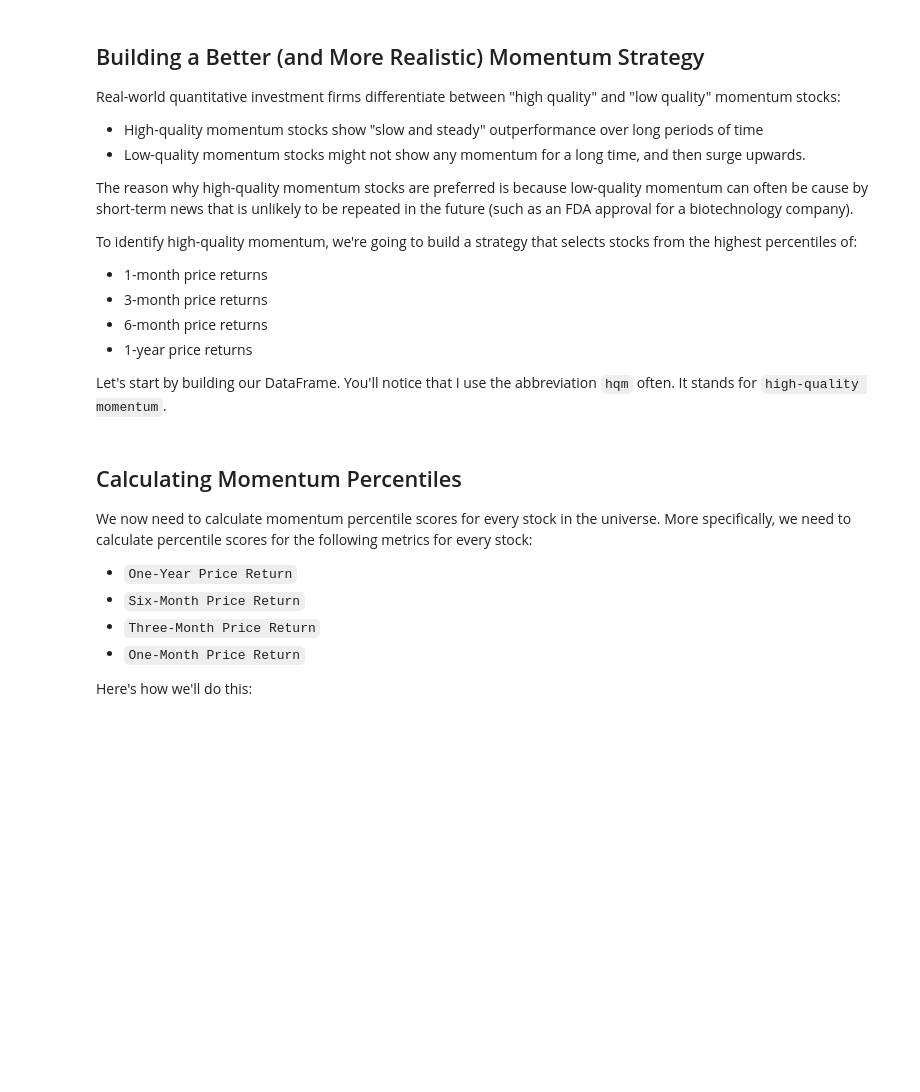
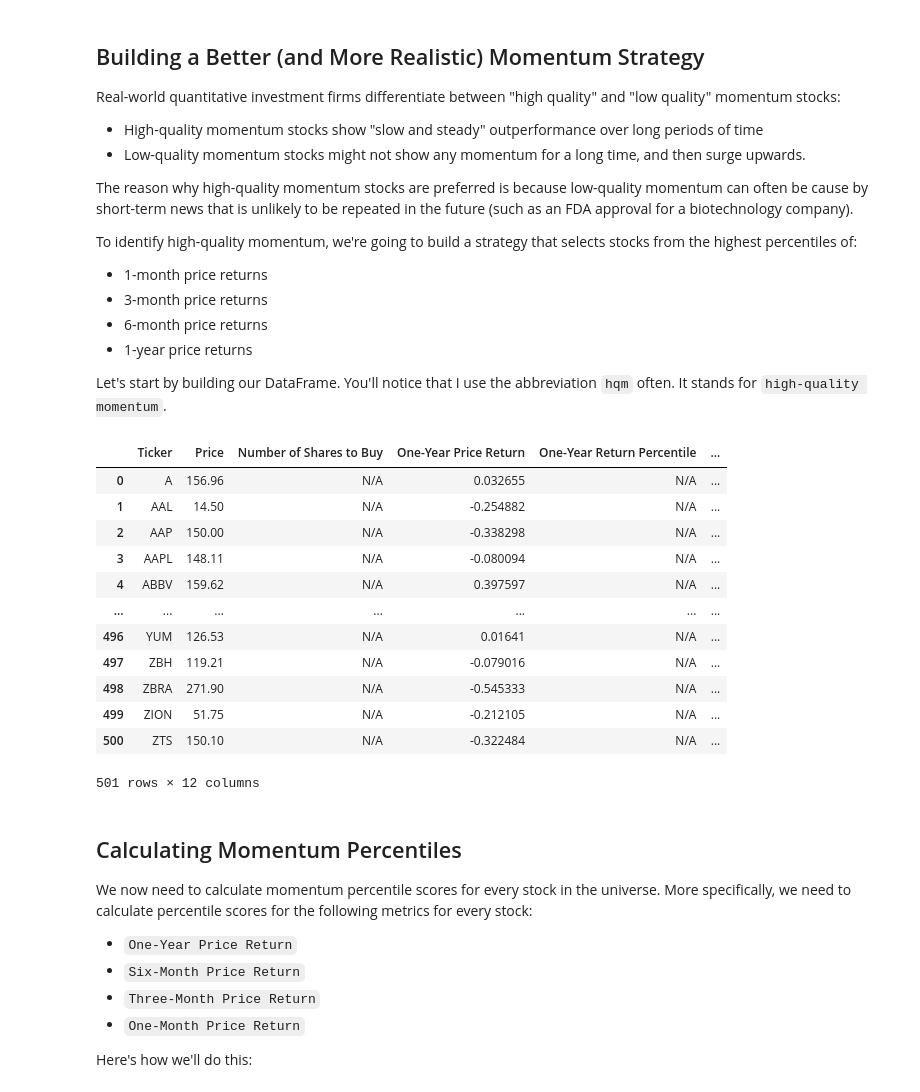
Before and after one commit to kenyattaclark/algorithmic-trading-python, a Jupyter notebook: finished_files/002_quantitative_momentum_strategy.ipynb, the cells around one changed output. Saved outputs shown, nothing was run; the diff lists cells and outputs as text; code cells hidden in the pictures; blank space fills up the shorter version.

```diff
--- a/finished_files/002_quantitative_momentum_strategy.ipynb
+++ b/finished_files/002_quantitative_momentum_strategy.ipynb
@@ -68,17 +88,17 @@ final_dataframe = pd.DataFrame(columns = my_columns)
 
 for symbol_string in symbol_strings:
 #     print(symbol_strings)
-    batch_api_call_url = f'https:// cloud.iexapis.com/stable/stock/market/batch/?types=stats,quote&symbols={symbol_string}&token={IEX_CLOUD_API_TOKEN}'
+    batch_api_call_url = f'https://cloud.iexapis.com/stable/stock/market/batch/?types=stats,quote&symbols={symbol_string}&token={IEX_CLOUD_API_TOKEN}'
     data = requests.get(batch_api_call_url).json()
     for symbol in symbol_string.split(','):
-        final_dataframe = final_dataframe.append(
-                                        pd.Series([symbol,
-                                                   data[symbol]['quote']['latestPrice'],
-                                                   data[symbol]['stats']['year1ChangePercent'],
-                                                   'N/A'
-                                                   ],
-                                                  index = my_columns),
-                                        ignore_index = True)
-
+        if symbol in data:
+            final_dataframe = final_dataframe.append(
+                                            pd.Series([symbol,
+                                                       data[symbol]['quote']['latestPrice'],
+                                                       data[symbol]['stats']['year1ChangePercent'],
+                                                       'N/A'
+                                                       ],
+                                                      index = my_columns),
+                                            ignore_index = True)
 
 final_dataframe
@@ -138,44 +211,59 @@ Let's start by building our DataFrame. You'll notice that I use the abbreviation
 # %%
 hqm_columns = [
                 'Ticker',
                 'Price',
                 'Number of Shares to Buy',
                 'One-Year Price Return',
                 'One-Year Return Percentile',
                 'Six-Month Price Return',
                 'Six-Month Return Percentile',
                 'Three-Month Price Return',
                 'Three-Month Return Percentile',
                 'One-Month Price Return',
                 'One-Month Return Percentile',
                 'HQM Score'
                 ]
 
 hqm_dataframe = pd.DataFrame(columns = hqm_columns)
 
 for symbol_string in symbol_strings:
-#     print(symbol_strings)
-    batch_api_call_url = f'https://sandbox.iexapis.com/stable/stock/market/batch/?types=stats,quote&symbols={symbol_string}&token={IEX_CLOUD_API_TOKEN}'
+#     print(symbol_string)
+    batch_api_call_url = f'https://cloud.iexapis.com/stable/stock/market/batch/?types=stats,quote&symbols={symbol_string}&token={IEX_CLOUD_API_TOKEN}'
     data = requests.get(batch_api_call_url).json()
     for symbol in symbol_string.split(','):
-        hqm_dataframe = hqm_dataframe.append(
-                                        pd.Series([symbol,
-                                                   data[symbol]['quote']['latestPrice'],
-                                                   'N/A',
-                                                   data[symbol]['stats']['year1ChangePercent'],
-                                                   'N/A',
-                                                   data[symbol]['stats']['month6ChangePercent'],
-                                                   'N/A',
-                                                   data[symbol]['stats']['month3ChangePercent'],
-                                                   'N/A',
-                                                   data[symbol]['stats']['month1ChangePercent'],
-                                                   'N/A',
-                                                   'N/A'
-                                                   ],
-                                                  index = hqm_columns),
-                                        ignore_index = True)
+        if symbol in data:
+            hqm_dataframe = hqm_dataframe.append(
+                                            pd.Series([symbol,
+                                                       data[symbol]['quote']['latestPrice'],
+                                                       'N/A',
+                                                       data[symbol]['stats']['year1ChangePercent'],
+                                                       'N/A',
+                                                       data[symbol]['stats']['month6ChangePercent'],
+                                                       'N/A',
+                                                       data[symbol]['stats']['month3ChangePercent'],
+                                                       'N/A',
+                                                       data[symbol]['stats']['month1ChangePercent'],
+                                                       'N/A',
+                                                       'N/A'
+                                                       ],
+                                                      index = hqm_columns),
+                                            ignore_index = True)
 
-hqm_dataframe.columns
+hqm_dataframe
+# %% [output]
+|  | Ticker | Price | Number of Shares to Buy | One-Year Price Return | One-Year Return Percentile | ... |
+| 0 | A | 156.96 | N/A | 0.032655 | N/A | ... |
+| 1 | AAL | 14.50 | N/A | -0.254882 | N/A | ... |
+| 2 | AAP | 150.00 | N/A | -0.338298 | N/A | ... |
+| 3 | AAPL | 148.11 | N/A | -0.080094 | N/A | ... |
+| 4 | ABBV | 159.62 | N/A | 0.397597 | N/A | ... |
+| ... | ... | ... | ... | ... | ... | ... |
+| 496 | YUM | 126.53 | N/A | 0.01641 | N/A | ... |
+| 497 | ZBH | 119.21 | N/A | -0.079016 | N/A | ... |
+| 498 | ZBRA | 271.90 | N/A | -0.545333 | N/A | ... |
+| 499 | ZION | 51.75 | N/A | -0.212105 | N/A | ... |
+| 500 | ZTS | 150.10 | N/A | -0.322484 | N/A | ... |
+501 rows × 12 columns
 # %% [markdown]
 ## Calculating Momentum Percentiles
 
```
Also changed, not shown: parts of 7 cells of this notebook.
